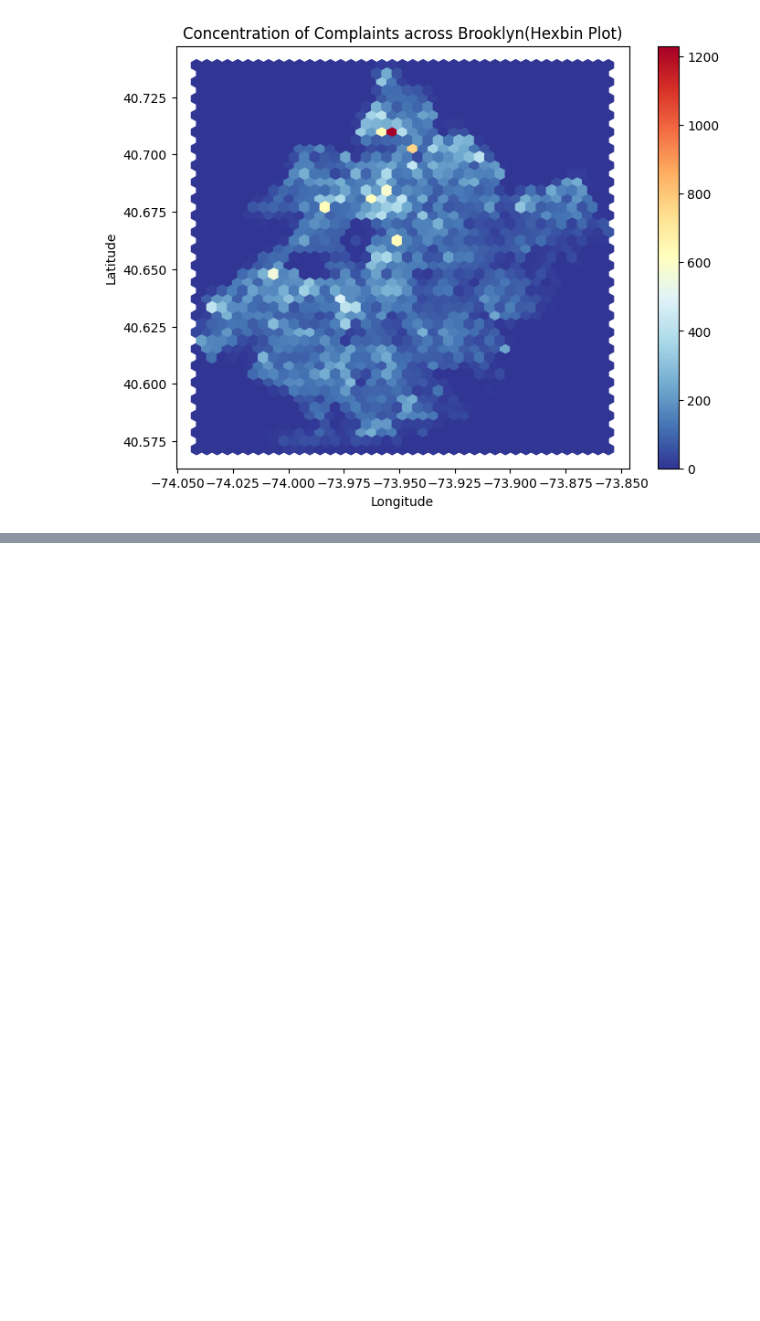
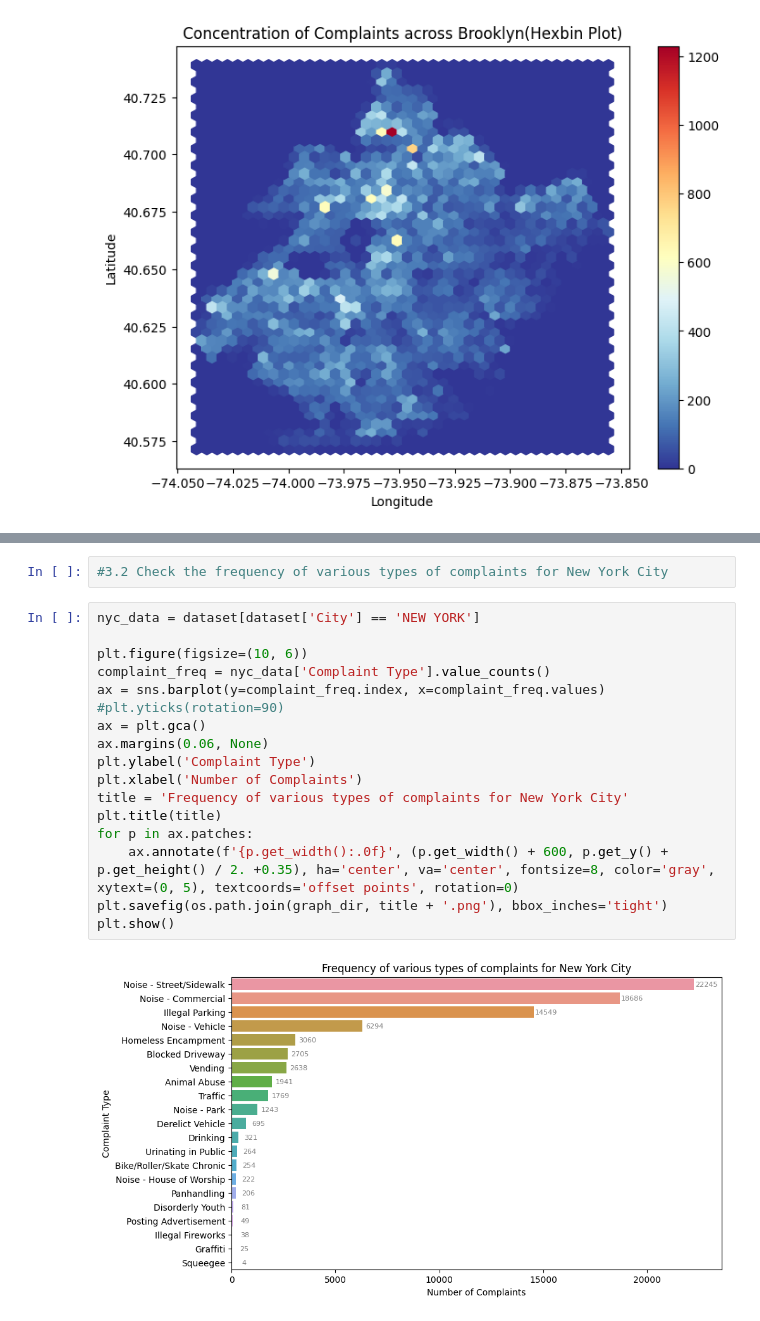
Before and after one commit to kanaishk/Data-Science-With-Python, a Jupyter notebook: Project/Customer_Service_Requests_Analysis/Analysis.ipynb, the cells around one changed output, grey strips where cells are left out. Drawn from its saved outputs; the diff is of its cells as text; blank space fills up the shorter version.

```diff
--- a/Project/Customer_Service_Requests_Analysis/Analysis.ipynb
+++ b/Project/Customer_Service_Requests_Analysis/Analysis.ipynb
@@ -288,0 +311,21 @@ plt.close()
+# %%
+#3.2 Check the frequency of various types of complaints for New York City
+# %%
+nyc_data = dataset[dataset['City'] == 'NEW YORK']
+
+plt.figure(figsize=(10, 6))
+complaint_freq = nyc_data['Complaint Type'].value_counts()
+ax = sns.barplot(y=complaint_freq.index, x=complaint_freq.values)
+#plt.yticks(rotation=90)
+ax = plt.gca()
+ax.margins(0.06, None)
+plt.ylabel('Complaint Type')
+plt.xlabel('Number of Complaints')
+title = 'Frequency of various types of complaints for New York City'
+plt.title(title)
+for p in ax.patches:
+    ax.annotate(f'{p.get_width():.0f}', (p.get_width() + 600, p.get_y() + p.get_height() / 2. +0.35), ha='center', va='center', fontsize=8, color='gray', xytext=(0, 5), textcoords='offset points', rotation=0)
+plt.savefig(os.path.join(graph_dir, title + '.png'), bbox_inches='tight')
+plt.show()
+# %% [output]
+[figure, added]
```
Also changed, not shown: parts of 5 cells of this notebook, 5 other files.
